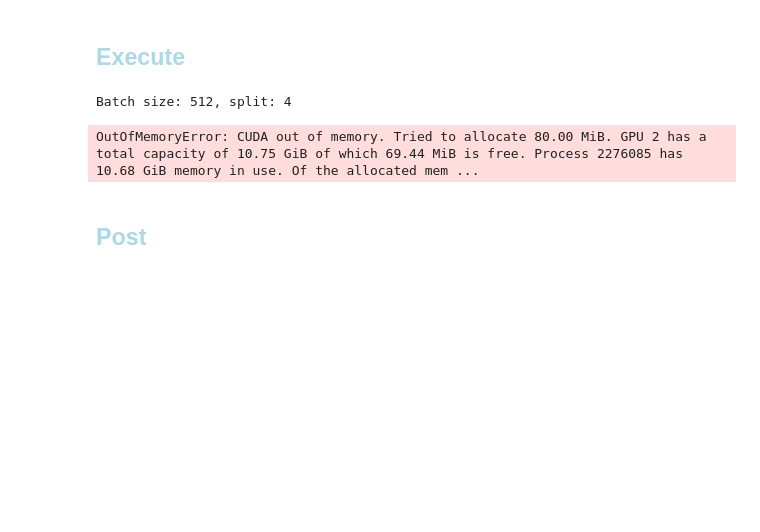
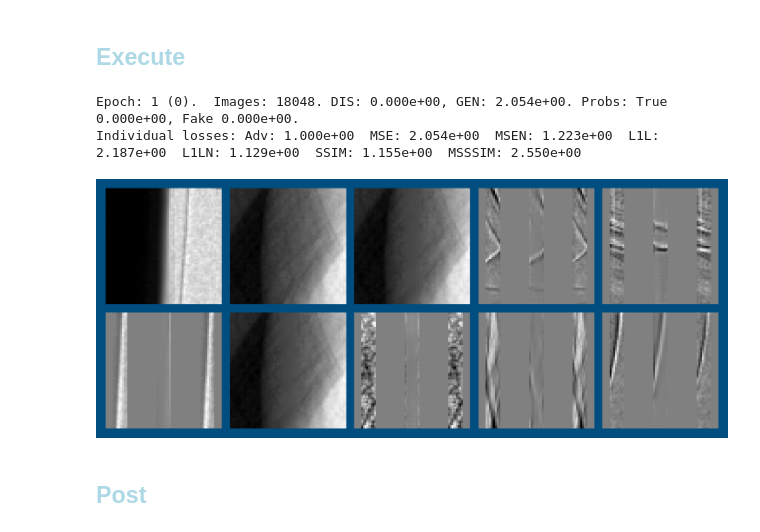
Before and after one commit to AustralianSynchrotron/sinogap, a Jupyter notebook: sinogap_bp2.ipynb, the cells around one changed output. Saved outputs shown, nothing was run; the diff lists cells and outputs as text; code cells hidden in the pictures; blank space fills up the shorter version.

```diff
--- a/sinogap_bp2.ipynb
+++ b/sinogap_bp2.ipynb
@@ -364,51 +360,48 @@ sg.displayImages()
 # %%
 
 
-sg.scheduler_G.gamma = 1-0.005
+sg.scheduler_G.gamma = 1-0.01
 def my_beforeReport(sglocals) :
     message = ""
 
     message += "G" + sg.adjustScheduler(sg.scheduler_G, sg.TCfg.learningRateG, 0.01)
     sg.writer.add_scalars("Aux", {'LrnRate': sg.scheduler_G.get_last_lr()[0]/sg.TCfg.learningRateG}, sg.imer)
 
-    #message += f"Amplitude {sg.generator.amplitude.item()}."
-    #sg.writer.add_scalars("Aux", {'Amplitude': sg.generator.amplitude.item()}, sg.imer)
-
     #for metrics in ('L1L','SSIM','MSSSIM') :
     #    sg.metrices[metrics].weight = max(0, sg.metrices[metrics].weight - 0.005)
     #    message += f"{metrics} weight: {sg.metrices[metrics].weight}. "
     #    sg.writer.add_scalars("Aux", {metrics: sg.metrices[metrics].weight}, sg.imer)
 
-    #with open(f"message_{sg.TCfg.exec}.txt", 'a') as file:
-    #    file.write(message + "\n")
     print(message)
     return
 #sg.beforeReport = my_beforeReport
 
-
 def my_beforeEachEpoch(sglocals) :
-    sg.TCfg.batchSize = min(2**12, sg.TCfg.batchSize * 2)
-    sg.TCfg.batchSplit = max(2**0, int(sg.TCfg.batchSize / 2**7))
+    sg.TCfg.batchSize = min(2**16, sg.TCfg.batchSize * 2)
+    sg.TCfg.batchSplit = max(2**0, int(sg.TCfg.batchSize / 2**9))
     sg.writer.add_scalars("Aux", {'Batch size': math.log(sg.TCfg.batchSize,2)}, sg.imer)
     print(f"Batch size: {sg.TCfg.batchSize}, split: {sg.TCfg.batchSplit}", )
     return
-sg.beforeEachEpoch = my_beforeEachEpoch
-
+#sg.beforeEachEpoch = my_beforeEachEpoch
 
 try :
     sg.train(savedCheckPoint)
 except :
+
     #del sg.dataLoader
-    #del sg.testLoader
+    #del sg.testLoaderhuiVam
     sg.freeGPUmem()
     1/10 # to release Jupyuter memory in the next step
     sg.epoch -= 1
     raise
 
-#0 deeper
+
+
+# loss MSE raw, BS=2**8, LR=1e-3
 # %% [output]
-Batch size: 512, split: 4
+Epoch: 1 (0).  Images: 18048. DIS: 0.000e+00, GEN: 2.054e+00. Probs: True 0.000e+00, Fake 0.000e+00.
+Individual losses: Adv: 1.000e+00  MSE: 2.054e+00  MSEN: 1.223e+00  L1L: 2.187e+00  L1LN: 1.129e+00  SSIM: 1.155e+00  MSSSIM: 2.550e+00
-OutOfMemoryError: CUDA out of memory. Tried to allocate 80.00 MiB. GPU 2 has a total capacity of 10.75 GiB of which 69.44 MiB is free. Process 2276085 has 10.68 GiB memory in use. Of the allocated mem ...
+[figure, added]
 # %% [markdown]
 ## <font style="color:lightblue">Post</font>
 # %%
```
Also changed, not shown: parts of 14 cells of this notebook, 3 other files.
